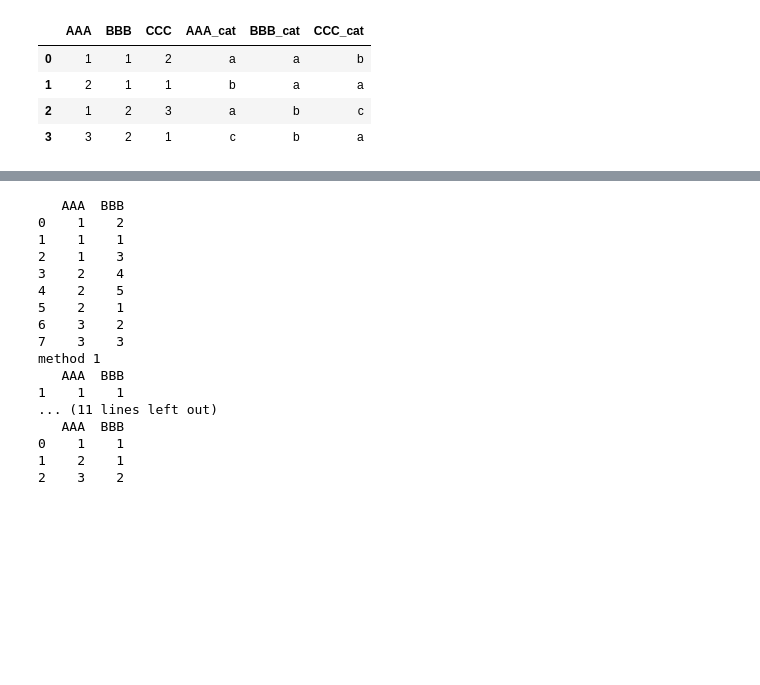
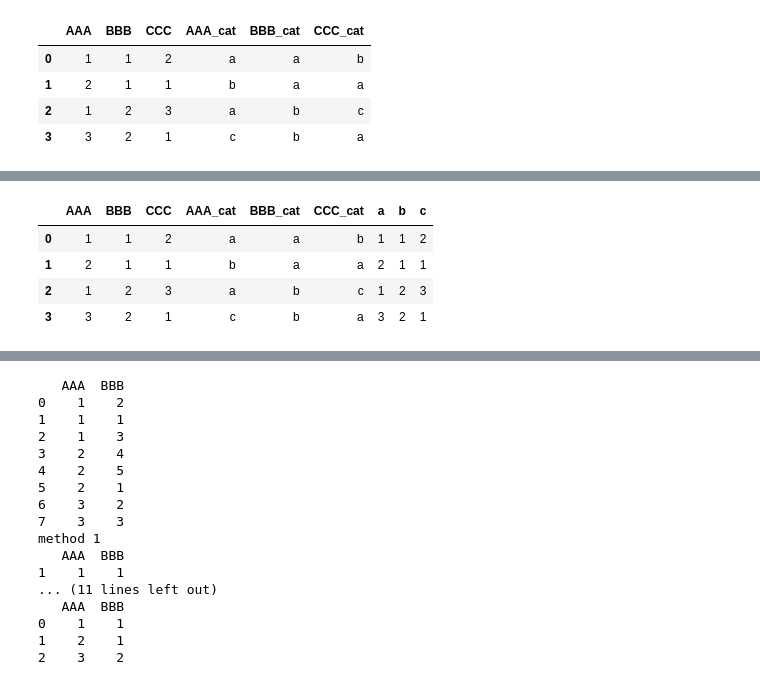
Before and after one commit to macul99/algo_study, a Jupyter notebook: pandas_crash_course/cook_book.ipynb, the cells around one changed output, grey strips where cells are left out. Drawn from its saved outputs; the diff is of its cells as text; code cells hidden in the pictures; blank space fills up the shorter version.

```diff
--- a/pandas_crash_course/cook_book.ipynb
+++ b/pandas_crash_course/cook_book.ipynb
@@ -39,0 +366,5 @@ df
+# %%
+df1=pd.read_csv('testing_df.csv', header=0, #names=['A', 'B', 'C']
+            )
+#df1.reindex([0, 1, 3]).drop('AAA', axis=1)
+df1.head()
@@ -39,0 +385,9 @@ df
+# %%
+df1[['a','b','c']]=df1.apply(lambda x: x[['AAA','BBB','CCC']], axis=1)
+df1.head()
+# %% [output]
+|  | AAA | BBB | CCC | AAA_cat | BBB_cat | CCC_cat | a | b | c |
+| 0 | 1 | 1 | 2 | a | a | b | 1 | 1 | 2 |
+| 1 | 2 | 1 | 1 | b | a | a | 2 | 1 | 1 |
+| 2 | 1 | 2 | 3 | a | b | c | 1 | 2 | 3 |
+| 3 | 3 | 2 | 1 | c | b | a | 3 | 2 | 1 |
```
Also changed, not shown: parts of 64 cells of this notebook.
